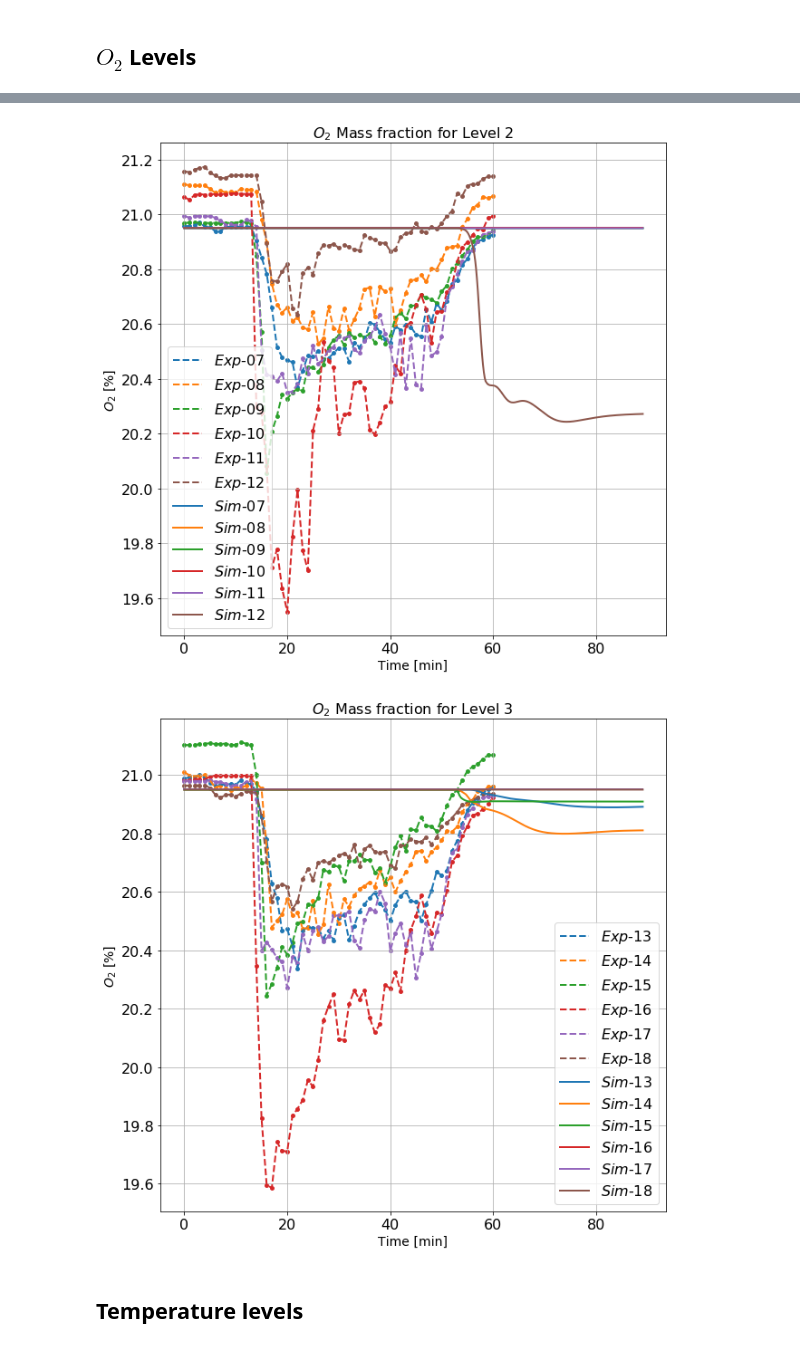
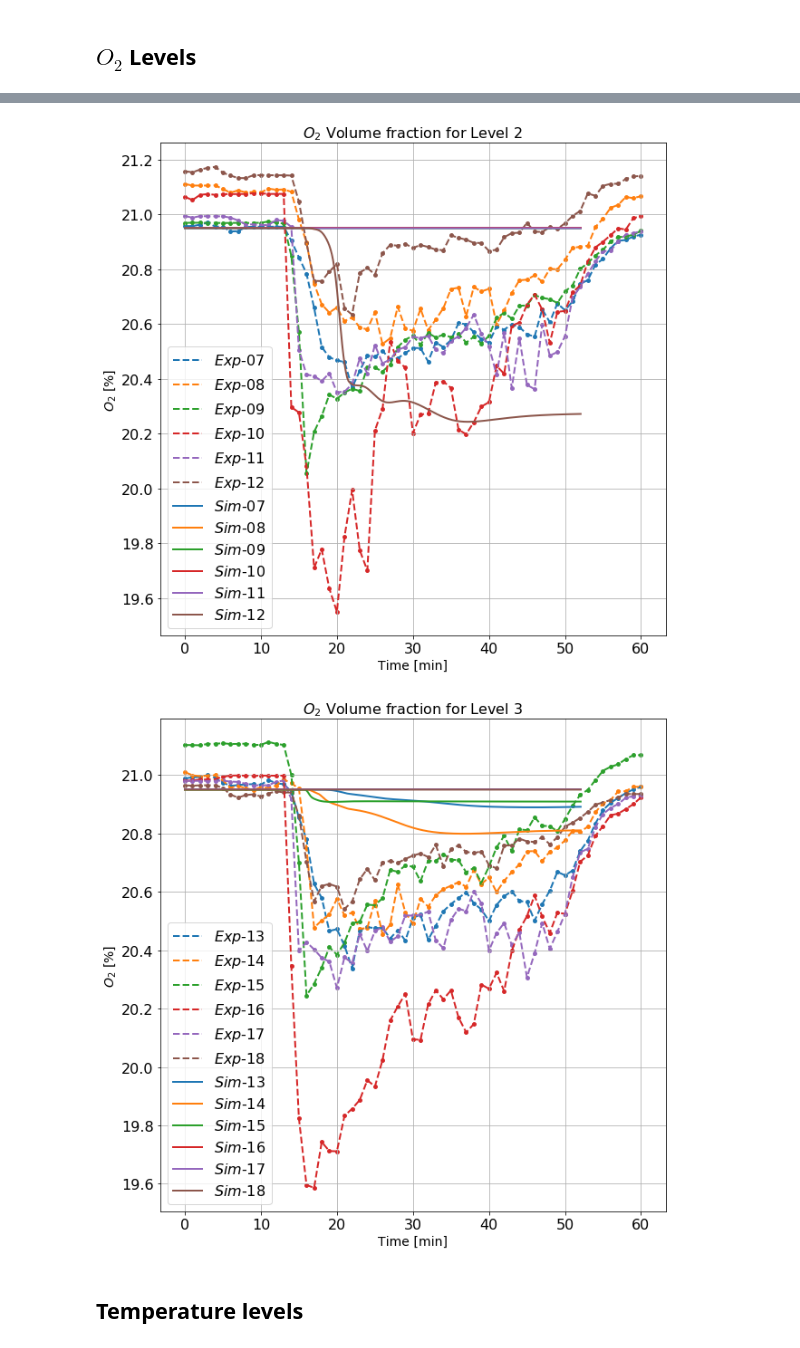
Before and after one commit to sercharpak/NFS_P3, a Jupyter notebook: NFS_P3_Comparison-Individual.ipynb, the cells around one changed output, grey strips where cells are left out. Drawn from its saved outputs; the diff is of its cells as text; code cells hidden in the pictures.

Commit message:
Volume fraction

```diff
--- a/NFS_P3_Comparison-Individual.ipynb
+++ b/NFS_P3_Comparison-Individual.ipynb
@@ -177,7 +175,7 @@ filename, file_extension = os.path.splitext(filename)
 time_step_number = int(filename.split(sep='-')[1])
 time_seconds = time_step_number*time_step_s
 time_min = time_seconds//60
-time_real = time_min + time_shift
+time_real = time_min + time_shift -time_shift_2
 # %%
 print(time_step_number,time_seconds,time_min,time_real)
 # %% [output]
@@ -255,7 +253,7 @@ for i in range(np.shape(files)[0]):
     time_step_number = int(filename.split(sep='-')[1])
     time_seconds = time_step_number*time_step_s
     time_min = time_seconds/60.0
-    time_real = time_min + time_shift
+    time_real = time_min + time_shift - time_shift_2
     simulation_data = pd.read_csv(file_sim, delim_whitespace=True)
     append_column_to_row(simulation_data,oxigen_data_sim,'phase-1-vof',time_real,i)
     append_column_to_row(simulation_data,nitrogen_data_sim,'phase-2-vof',time_real,i)
@@ -308,7 +306,7 @@ for j in range(np.shape(levels)[0]):
     fig = plt.figure(figsize=(10,10))
     for i in detectors_level:
         header = oxigen_data_sim.columns[i]
-        oxigen_values = oxigen_data_sim[header]#*oxygen_fraction*100
+        oxigen_values = oxigen_data_sim[header]*oxygen_fraction*100
         header = r'$O_2$'+header[2:]
         plt.plot(x_values_sim, oxigen_values, label=r''+header, linewidth =4)
     plt.ylabel(r'$O_2$ [%]',fontsize='14')
@@ -329,7 +327,7 @@ for j in range(np.shape(levels)[0]):
     fig = plt.figure(figsize=(10,10))
     for i in detectors_level:
         header = nitrogen_data_sim.columns[i]
-        oxigen_values = nitrogen_data_sim[header]
+        oxigen_values = nitrogen_data_sim[header] * 100
         header = r'$N_2$'+header[2:]
         plt.plot(x_values_sim, oxigen_values, label=r''+header, linewidth =4)
     plt.ylabel(r'$N_2$ [%]',fontsize='14')
@@ -424,5 +422,5 @@ for j in range(np.shape(levels)[0]):
     plt.legend(fontsize='16')
     plt.grid()
     #plt.ylim(19.4,21.2)
-    plt.title(r'$O_2$ Mass fraction for Level '+str(j+1), fontsize='16')
+    plt.title(r'$O_2$ Volume fraction for Level '+str(j+1), fontsize='16')
 # %% [output]
@@ -430,5 +428,5 @@ for j in range(np.shape(levels)[0]):
-[figure, old version]
+[figure, new version]
-[figure, old version]
+[figure, new version]
 # %% [markdown]
 ## Temperature levels
 # %%
```
Also changed, not shown: parts of 17 cells of this notebook.
